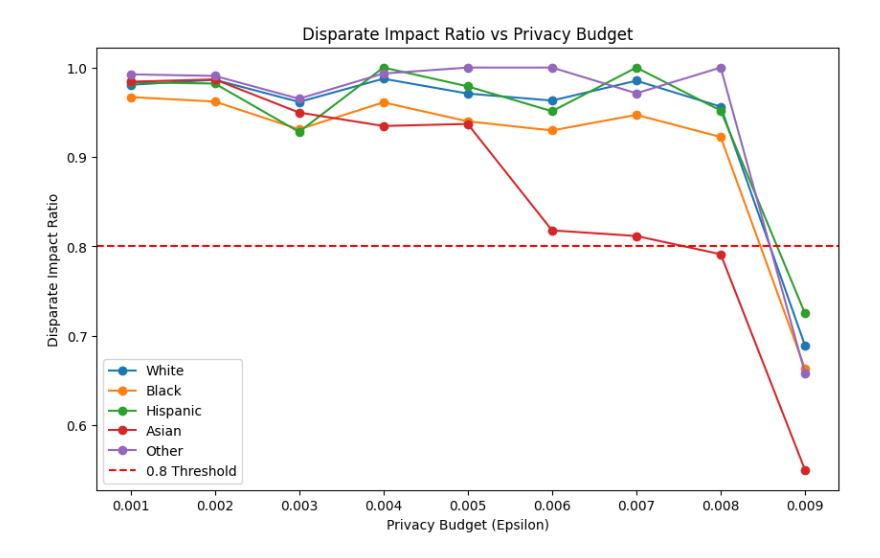
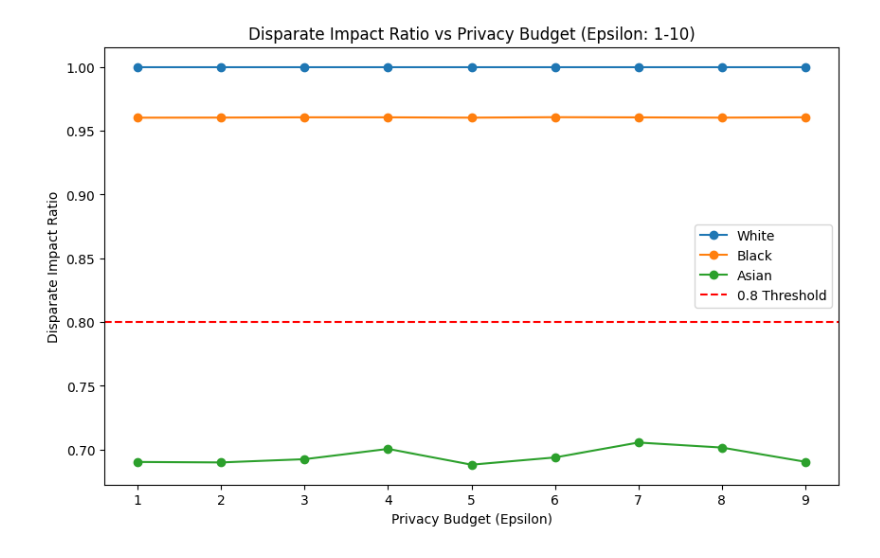
Before and after one commit to DingerDave/RobustFinalProject, a Jupyter notebook: visualize.ipynb, the cells around one changed output. Saved outputs shown, nothing was run; the diff lists cells and outputs as text; code cells hidden in the pictures.

```diff
--- a/visualize.ipynb
+++ b/visualize.ipynb
@@ -18,0 +49,24 @@ other = np.array([0.9923951914353374, 0.9906365623747709, 0.9651004099920825, 0.
+# %%
+import matplotlib.pyplot as plt
+import numpy as np
+
+# Create the plot
+plt.figure(figsize=(10, 6))
+epsilon_values = np.arange(0.001, 0.01, 0.001)
+plt.plot(epsilon_values, accuracy_argmax, label='Argmax', marker='o')
+plt.plot(epsilon_values, accuracy_sample, label='Sample', marker='o')
+plt.plot(epsilon_values, accuracy_threshold_25, label='Threshold 0.25', marker='o')
+plt.plot(epsilon_values, accuracy_threshold_75, label='Threshold 0.75', marker='o')
+plt.plot(epsilon_values, accuracy_threshold_95, label='Threshold 0.95', marker='o')
+
+plt.xlabel('Privacy Budget (Epsilon)')
+plt.ylabel('Imputation Accuracy')
+plt.title('Accuracy by Classification Cutoff vs Privacy Budget')
+plt.grid(False)
+# plt.legend()
+plt.legend(loc='center right', bbox_to_anchor=(1, 0.4))
+
+# plt.show()
+# Save plot
+plt.savefig('results/accuracy_comparison.png')
+# plt.close()
@@ -19,21 +102,28 @@ other = np.array([0.9923951914353374, 0.9906365623747709, 0.9651004099920825, 0.
 # %%
+import matplotlib.pyplot as plt
+import numpy as np
+
+
+res = {'white': [1.0, 1.0, 1.0, 1.0, 1.0, 1.0, 1.0, 1.0, 1.0], 'black': [0.9602282823310666, 0.9603017156111442, 0.9605223177828668, 0.9605111994238305, 0.9602496103737164, 0.9606168326499609, 0.9604677093959528, 0.960265535648345, 0.9605306273094769], 'asian': [0.6903107059684597, 0.6899427615670175, 0.6924873940899607, 0.7005563243694675, 0.6881719021427113, 0.6938463650118795, 0.7055376957026692, 0.7016179841998222, 0.6904518799206335]}
+epsilon_values = range(1, 10, 1)
+
 plt.figure(figsize=(10, 6))
-plt.plot(epsilon_values, white, label='White', marker='o')
-plt.plot(epsilon_values, black, label='Black', marker='o')
-plt.plot(epsilon_values, hisp, label='Hispanic', marker='o')
-plt.plot(epsilon_values, asian, label='Asian', marker='o')
-plt.plot(epsilon_values, other, label='Other', marker='o')
+plt.plot(epsilon_values, res['white'], label='White', marker='o')
+plt.plot(epsilon_values, res['black'], label='Black', marker='o')
+plt.plot(epsilon_values, res['asian'], label='Asian', marker='o')
+# plt.plot(epsilon_values, other, label='Other', marker='o')
 
 plt.axhline(y=0.8, color='r', linestyle='--', label='0.8 Threshold')
 
 plt.xlabel('Privacy Budget (Epsilon)')
 plt.ylabel('Disparate Impact Ratio')
-plt.title('Disparate Impact Ratio vs Privacy Budget')
+plt.title('Disparate Impact Ratio vs Privacy Budget (Epsilon: 1-10)')
 plt.grid(False)
 plt.legend()
 
 plt.savefig('results/dir-pb.png')
 
 plt.show()
+plt.close()
 # %% [output]
-[figure, old version]
+[figure, new version]
```
Also changed, not shown: parts of 10 cells of this notebook, 8 other files.
